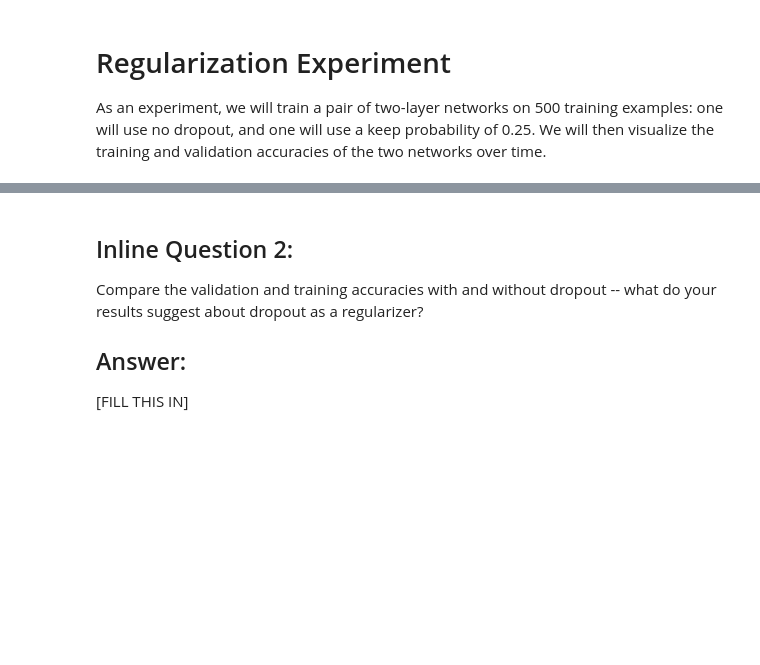
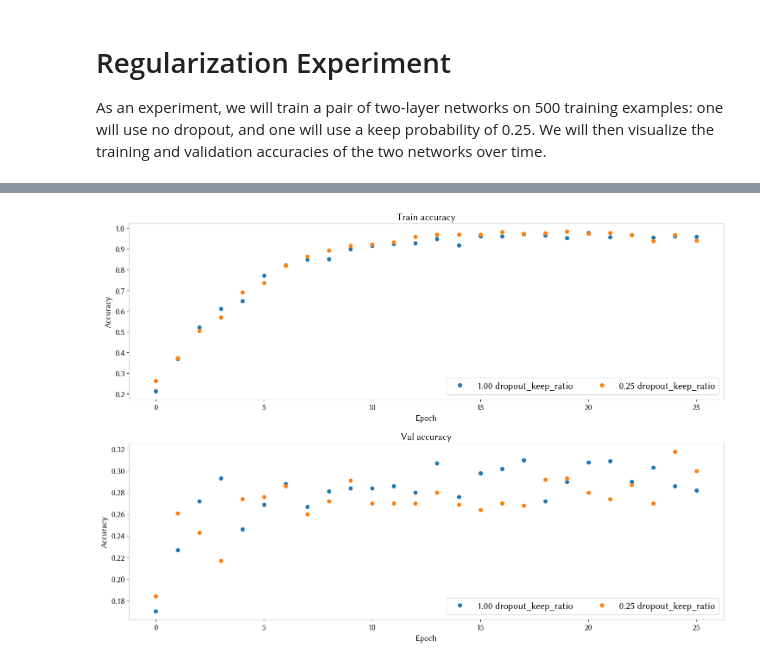
Before and after one commit to jdamp/CS-231n, a Jupyter notebook: assignments/assignment2/Dropout.ipynb, the cells around one changed output, grey strips where cells are left out. Drawn from its saved outputs; the diff is of its cells as text; code cells hidden in the pictures; blank space fills up the shorter version.

Commit message:
Add solution for dropout notebook

```diff
--- a/assignments/assignment2/Dropout.ipynb
+++ b/assignments/assignment2/Dropout.ipynb
@@ -188,35 +213,32 @@ for dropout_keep_ratio in dropout_choices:
 # %%
 # Plot train and validation accuracies of the two models.
 train_accs = []
 val_accs = []
 for dropout_keep_ratio in dropout_choices:
     solver = solvers[dropout_keep_ratio]
     train_accs.append(solver.train_acc_history[-1])
     val_accs.append(solver.val_acc_history[-1])
 
 plt.subplot(3, 1, 1)
 for dropout_keep_ratio in dropout_choices:
     plt.plot(
         solvers[dropout_keep_ratio].train_acc_history, 'o', label='%.2f dropout_keep_ratio' % dropout_keep_ratio)
 plt.title('Train accuracy')
 plt.xlabel('Epoch')
 plt.ylabel('Accuracy')
 plt.legend(ncol=2, loc='lower right')
 
 plt.subplot(3, 1, 2)
 for dropout_keep_ratio in dropout_choices:
     plt.plot(
         solvers[dropout_keep_ratio].val_acc_history, 'o', label='%.2f dropout_keep_ratio' % dropout_keep_ratio)
 plt.title('Val accuracy')
 plt.xlabel('Epoch')
 plt.ylabel('Accuracy')
 plt.legend(ncol=2, loc='lower right')
 
 plt.gcf().set_size_inches(15, 15)
+plt.tight_layout()
 plt.show()
+# %% [output]
+[figure, added]
-# %% [markdown]
-## Inline Question 2:
-Compare the validation and training accuracies with and without dropout -- what do your results suggest about dropout as a regularizer?
-
-## Answer:
-[FILL THIS IN]
```
Also changed, not shown: parts of 5 cells of this notebook.
